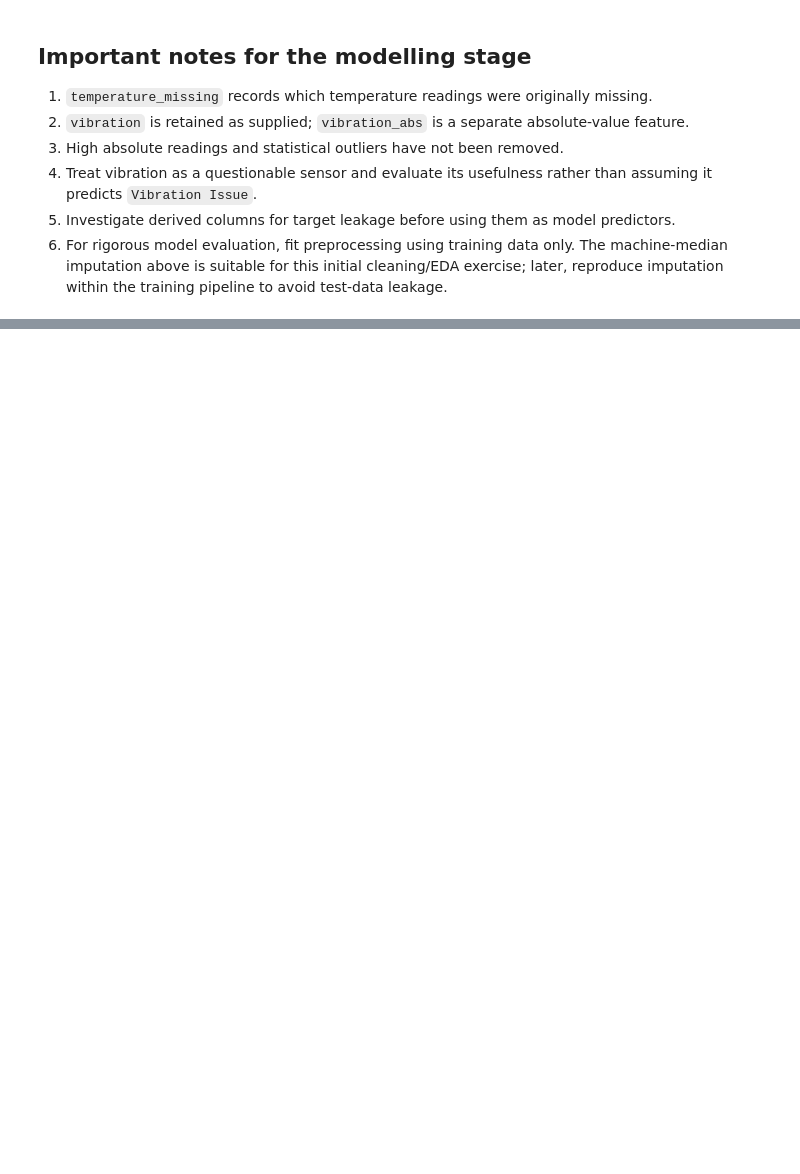
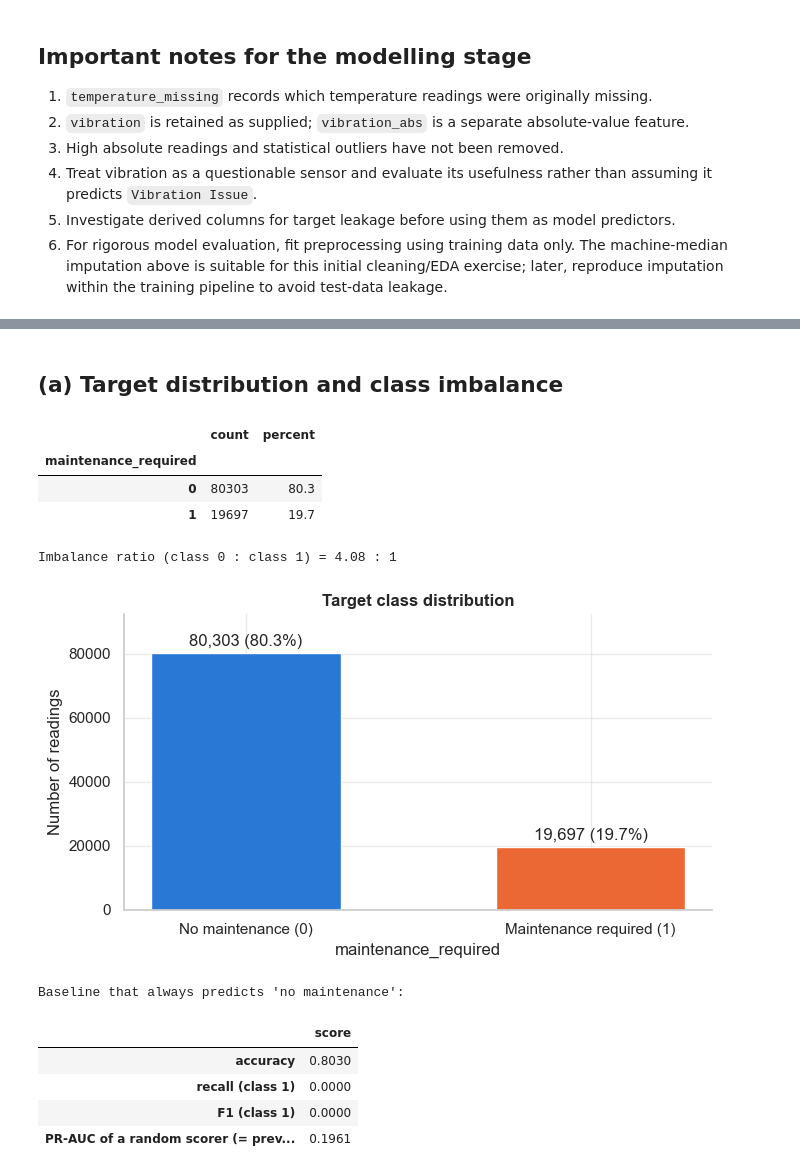
Before and after one commit to wwenyuu-23/Git-Rebase, a Jupyter notebook: eda.ipynb, the cells around one changed output, grey strips where cells are left out. Drawn from its saved outputs; the diff is of its cells as text; code cells hidden in the pictures; blank space fills up the shorter version.

Commit message:
docs(eda): add timestamp re-parse, target imbalance and correlation analysis

```diff
--- a/eda.ipynb
+++ b/eda.ipynb
@@ -472,0 +566,16 @@ print("Cleaned file location:", Path(output_file).resolve())
+# %%
+raw_timestamps = pd.read_csv(input_file, usecols=["timestamp"])["timestamp"]
+
+print("Missing timestamps after Step 14 (inferred month-first):", df["timestamp"].isna().sum())
+example = pd.DataFrame({"raw": raw_timestamps.loc[[0, 20000, 60000]].values})
+example["step_14_parse"] = pd.to_datetime(example["raw"], errors="coerce").values
+example["correct_day_first_parse"] = pd.to_datetime(example["raw"], format="%d/%m/%Y %H:%M").values
+display(example)
+
+# Exact duplicates were not removed (none found), so the row index still lines up with the raw file.
+df["timestamp"] = pd.to_datetime(raw_timestamps.loc[df.index], format="%d/%m/%Y %H:%M")
+
+print("Missing timestamps after day-first re-parse:", df["timestamp"].isna().sum())
+print("Date range:", df["timestamp"].min(), "to", df["timestamp"].max())
+print("Rows already in time order:", df["timestamp"].is_monotonic_increasing)
+print("Gap between consecutive rows:", df["timestamp"].diff().dropna().unique())
@@ -472,0 +600,41 @@ print("Cleaned file location:", Path(output_file).resolve())
+# %% [markdown]
+## (a) Target distribution and class imbalance
+# %%
+target_summary = df[TARGET].value_counts().sort_index().to_frame("count")
+target_summary["percent"] = (target_summary["count"] / len(df) * 100).round(2)
+display(target_summary)
+print(f"Imbalance ratio (class 0 : class 1) = {target_summary.loc[0, 'count'] / target_summary.loc[1, 'count']:.2f} : 1")
+
+fig, ax = plt.subplots(figsize=(7, 4))
+bars = ax.bar([CLASS_LABELS[c] for c in target_summary.index], target_summary["count"],
+              color=[CLASS_COLORS[c] for c in target_summary.index], edgecolor="white", width=0.55)
+ax.bar_label(bars, labels=[f"{n:,} ({p:.1f}%)" for n, p in zip(target_summary["count"], target_summary["percent"])],
+             padding=3)
+ax.set_ylim(0, target_summary["count"].max() * 1.15)
+style_ax(ax, "Target class distribution", "maintenance_required", "Number of readings")
+plt.tight_layout()
+plt.show()
+
+# A "model" that never raises an alert: predicts 0 for every reading.
+always_no = np.zeros(len(df), dtype=int)
+baseline = pd.Series({
+    "accuracy": accuracy_score(df[TARGET], always_no),
+    "recall (class 1)": recall_score(df[TARGET], always_no, zero_division=0),
+    "F1 (class 1)": f1_score(df[TARGET], always_no, zero_division=0),
+    "PR-AUC of a random scorer (= prevalence)": average_precision_score(df[TARGET], np.random.default_rng(42).random(len(df))),
+}).round(4)
+print("Baseline that always predicts 'no maintenance':")
+display(baseline.to_frame("score"))
+# %% [output]
+|  | count | percent |
+| maintenance_required |  |  |
+| 0 | 80303 | 80.3 |
+| 1 | 19697 | 19.7 |
+Imbalance ratio (class 0 : class 1) = 4.08 : 1
+[figure, added]
+Baseline that always predicts 'no maintenance':
+|  | score |
+| accuracy | 0.8030 |
+| recall (class 1) | 0.0000 |
+| F1 (class 1) | 0.0000 |
+| PR-AUC of a random scorer (= prev... | 0.1961 |
```
Also changed, not shown: parts of 19 cells of this notebook.
